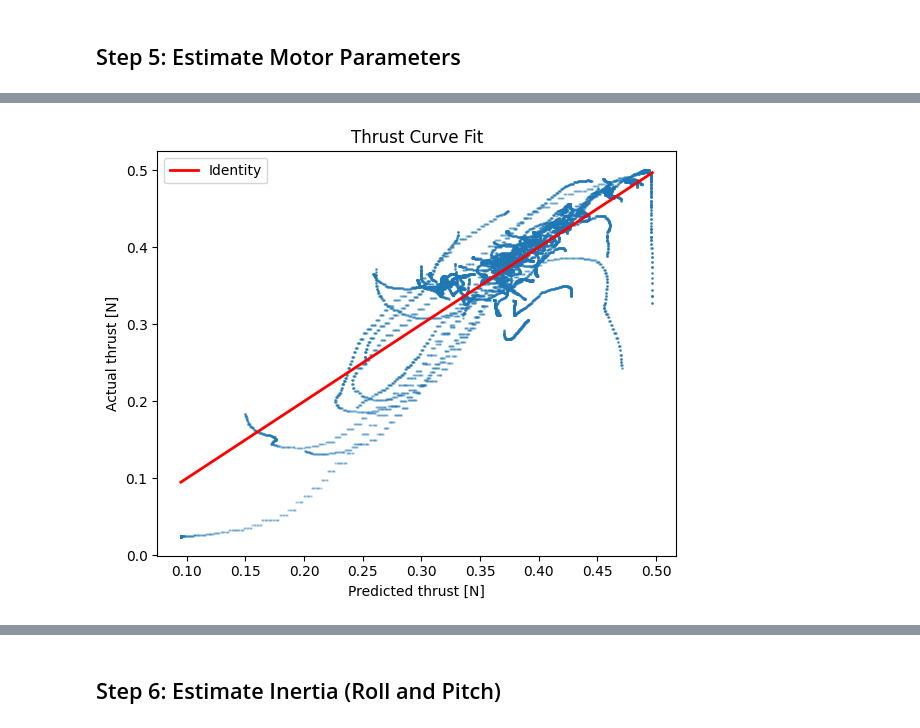
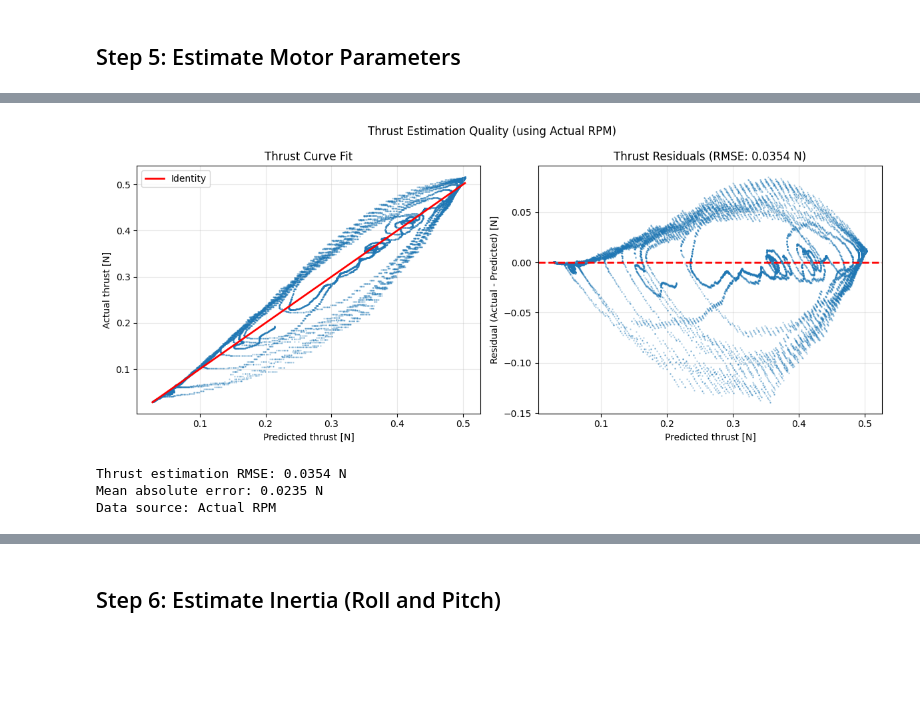
Before and after one commit to EricPedley/betaflight_tools, a Jupyter notebook: betaflight_sysid.ipynb, the cells around one changed output, grey strips where cells are left out. Saved outputs shown, nothing was run; the diff lists cells and outputs as text; code cells hidden in the pictures; blank space fills up the shorter version.

Commit message:
integrate actual rpm data

```diff
--- a/betaflight_sysid.ipynb
+++ b/betaflight_sysid.ipynb
@@ -310,0 +336,8 @@ Loaded 1 flight(s) total
+# %%
+# Check if actual RPM data is available
+has_rpm_data = all('actual_rpm[0]' in flight["data"] for flight in flights)
+
+if has_rpm_data:
+    print("eRPM data found - will use for final estimation after motor delay optimization")
+else:
+    print("No eRPM data found - will use filtered motor commands")
@@ -714,7 +769,7 @@ K_f = K_fs[np.argmin(rmses)]
 K_f_mean = K_f.mean(axis=0)
 
 print(f"Optimal motor time constant T_m: {T_m:.4f} s")
-print(f"Thrust coefficients: {K_f_mean}")
+print(f"Thrust coefficients (from filtered motor commands): {K_f_mean}")
 
 plt.figure(figsize=(8, 4))
 plt.plot(T_m_candidates, rmses)
@@ -726,11 +781,5 @@ plt.title("Motor Time Constant Optimization")
 plt.tight_layout()
 plt.savefig(f"figures/{model_name}_motor_time_constant.png", dpi=dpi)
 plt.show()
-
-# Recombine with optimal T_m
-thrust_curves = np.array([K_f_mean for _ in range(4)])
-combined_thrust, flights_thrust_processed = combine(sliced_and_interpolated_flights_thrust, T_m, thrust_curves=thrust_curves)
-combined_inertia_roll_pitch, flights_inertia_roll_pitch_processed = combine(sliced_and_interpolated_flights_inertia_roll_pitch, T_m, thrust_curves=thrust_curves)
-combined_inertia_yaw, flights_inertia_yaw_processed = combine(sliced_and_interpolated_flights_inertia_yaw, T_m, thrust_curves=thrust_curves)
 # %% [output]
 Optimal motor time constant T_m: 0.1413 s
@@ -739,19 +987,44 @@ Thrust coefficients: [ 0.02270003  0.11363087 -0.01079329]
 # %%
 # Plot thrust fit quality
 predicted_thrust = combined_thrust["thrusts"].sum(axis=1)
 actual_thrust = combined_thrust["acceleration"][:, 2] * model["mass"]
 
-plt.figure(figsize=(6, 5))
-plt.scatter(predicted_thrust, actual_thrust, s=0.5, alpha=0.3)
-plt.plot([predicted_thrust.min(), predicted_thrust.max()],
+fig, axs = plt.subplots(1, 2, figsize=(12, 5))
+
+# Scatter plot
+ax = axs[0]
+ax.scatter(predicted_thrust, actual_thrust, s=0.5, alpha=0.3)
+ax.plot([predicted_thrust.min(), predicted_thrust.max()],
          [predicted_thrust.min(), predicted_thrust.max()],
          linewidth=2, color="red", label="Identity")
-plt.xlabel("Predicted thrust [N]")
-plt.ylabel("Actual thrust [N]")
-plt.legend()
-plt.title("Thrust Curve Fit")
+ax.set_xlabel("Predicted thrust [N]")
+ax.set_ylabel("Actual thrust [N]")
+ax.legend()
+ax.set_title("Thrust Curve Fit")
+ax.grid(True, alpha=0.3)
+
+# Residuals plot
+ax = axs[1]
+residuals = actual_thrust - predicted_thrust
+ax.scatter(predicted_thrust, residuals, s=0.5, alpha=0.3)
+ax.axhline(y=0, color='red', linestyle='--', linewidth=2)
+ax.set_xlabel("Predicted thrust [N]")
+ax.set_ylabel("Residual (Actual - Predicted) [N]")
+rmse = np.sqrt(np.mean(residuals**2))
+ax.set_title(f"Thrust Residuals (RMSE: {rmse:.4f} N)")
+ax.grid(True, alpha=0.3)
+
+data_source = "Actual RPM" if has_rpm_data else "Filtered Motor Commands"
+fig.suptitle(f"Thrust Estimation Quality (using {data_source})")
 plt.tight_layout()
 plt.savefig(f"figures/{model_name}_thrust_fit.png", dpi=dpi)
 plt.show()
+
+print(f"Thrust estimation RMSE: {rmse:.4f} N")
+print(f"Mean absolute error: {np.mean(np.abs(residuals)):.4f} N")
+print(f"Data source: {data_source}")
 # %% [output]
-[figure, old version]
+[figure, new version]
+Thrust estimation RMSE: 0.0354 N
+Mean absolute error: 0.0235 N
+Data source: Actual RPM
```
Also changed, not shown: parts of 16 cells of this notebook.
